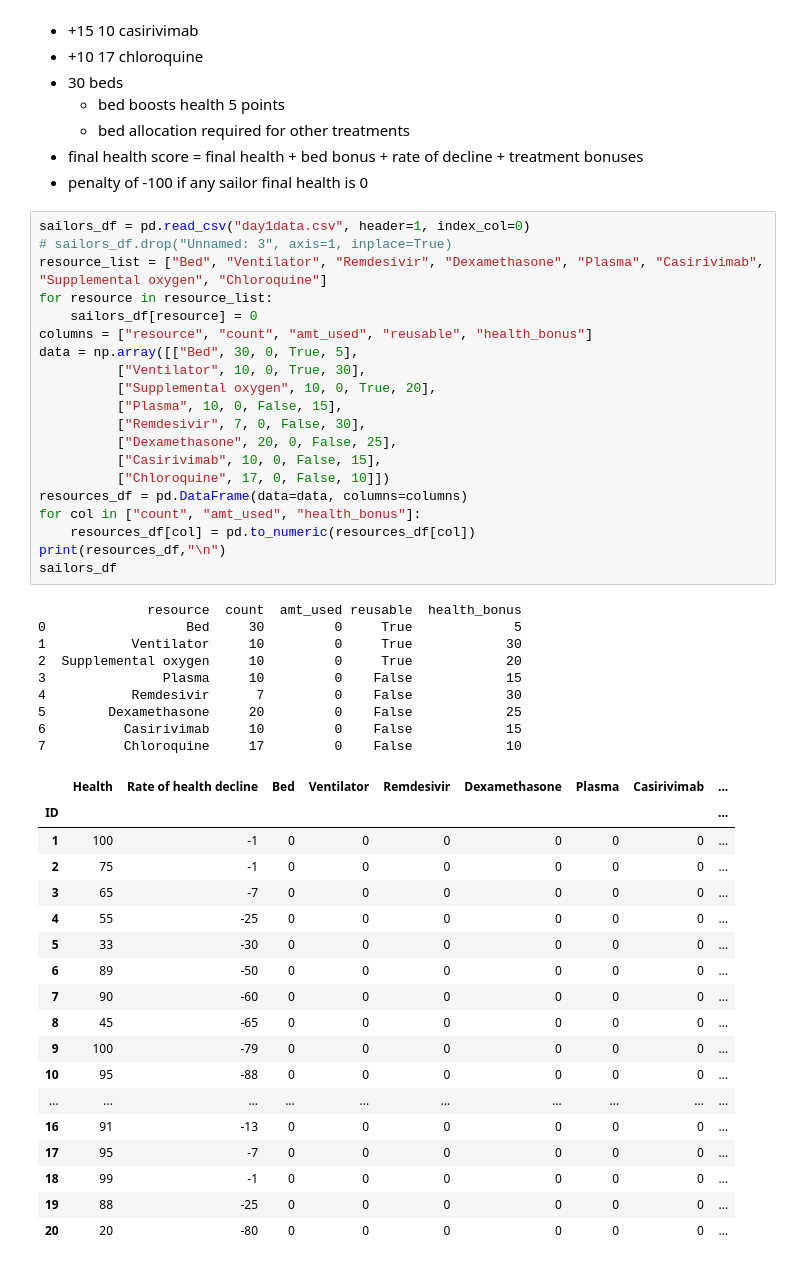
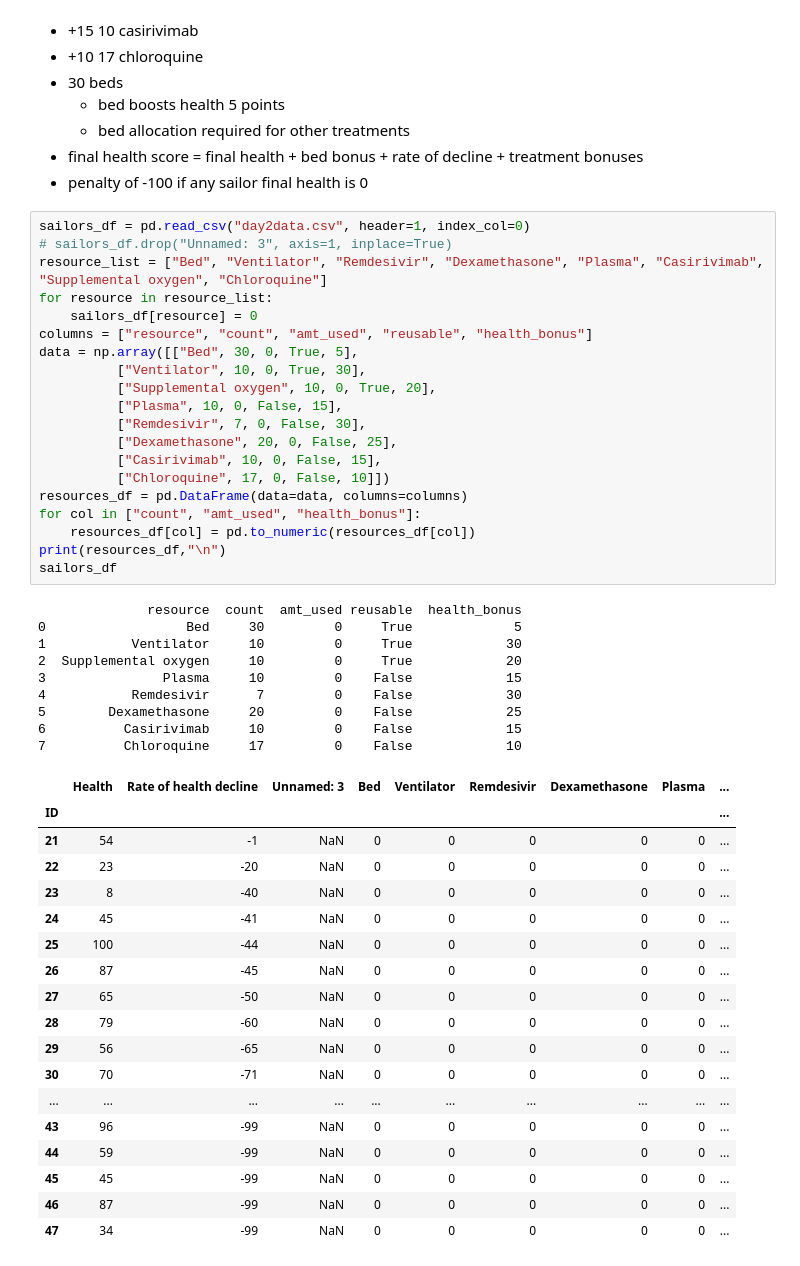
Before and after one commit to fullofentropy/HackTheMachine-1, a Jupyter notebook: game3/Game 3.ipynb, the cells around one changed output. Drawn from its saved outputs; the diff is of its cells as text.

```diff
--- a/game3/Game 3.ipynb
+++ b/game3/Game 3.ipynb
@@ -25,53 +26,53 @@ import numpy as np
 * final health score = final health + bed bonus + rate of decline + treatment bonuses
 * penalty of -100 if any sailor final health is 0
 # %%
-sailors_df = pd.read_csv("day1data.csv", header=1, index_col=0)
+sailors_df = pd.read_csv("day2data.csv", header=1, index_col=0)
 # sailors_df.drop("Unnamed: 3", axis=1, inplace=True)
 resource_list = ["Bed", "Ventilator", "Remdesivir", "Dexamethasone", "Plasma", "Casirivimab", "Supplemental oxygen", "Chloroquine"]
 for resource in resource_list:
     sailors_df[resource] = 0
 columns = ["resource", "count", "amt_used", "reusable", "health_bonus"]
 data = np.array([["Bed", 30, 0, True, 5],
           ["Ventilator", 10, 0, True, 30],
           ["Supplemental oxygen", 10, 0, True, 20],
           ["Plasma", 10, 0, False, 15],
           ["Remdesivir", 7, 0, False, 30],
           ["Dexamethasone", 20, 0, False, 25],
           ["Casirivimab", 10, 0, False, 15],
           ["Chloroquine", 17, 0, False, 10]])
 resources_df = pd.DataFrame(data=data, columns=columns)
 for col in ["count", "amt_used", "health_bonus"]:
     resources_df[col] = pd.to_numeric(resources_df[col])
 print(resources_df,"\n")
 sailors_df
 # %% [output]
               resource  count  amt_used reusable  health_bonus
 0                  Bed     30         0     True             5
 1           Ventilator     10         0     True            30
 2  Supplemental oxygen     10         0     True            20
 3               Plasma     10         0    False            15
 4           Remdesivir      7         0    False            30
 5        Dexamethasone     20         0    False            25
 6          Casirivimab     10         0    False            15
 7          Chloroquine     17         0    False            10
-|  | Health | Rate of health decline | Bed | Ventilator | Remdesivir | Dexamethasone | Plasma | Casirivimab | ... |
+|  | Health | Rate of health decline | Unnamed: 3 | Bed | Ventilator | Remdesivir | Dexamethasone | Plasma | ... |
 | ID |  |  |  |  |  |  |  |  | ... |
-| 1 | 100 | -1 | 0 | 0 | 0 | 0 | 0 | 0 | ... |
-| 2 | 75 | -1 | 0 | 0 | 0 | 0 | 0 | 0 | ... |
-| 3 | 65 | -7 | 0 | 0 | 0 | 0 | 0 | 0 | ... |
-| 4 | 55 | -25 | 0 | 0 | 0 | 0 | 0 | 0 | ... |
-| 5 | 33 | -30 | 0 | 0 | 0 | 0 | 0 | 0 | ... |
-| 6 | 89 | -50 | 0 | 0 | 0 | 0 | 0 | 0 | ... |
-| 7 | 90 | -60 | 0 | 0 | 0 | 0 | 0 | 0 | ... |
-| 8 | 45 | -65 | 0 | 0 | 0 | 0 | 0 | 0 | ... |
-| 9 | 100 | -79 | 0 | 0 | 0 | 0 | 0 | 0 | ... |
-| 10 | 95 | -88 | 0 | 0 | 0 | 0 | 0 | 0 | ... |
+| 21 | 54 | -1 | NaN | 0 | 0 | 0 | 0 | 0 | ... |
+| 22 | 23 | -20 | NaN | 0 | 0 | 0 | 0 | 0 | ... |
+| 23 | 8 | -40 | NaN | 0 | 0 | 0 | 0 | 0 | ... |
+| 24 | 45 | -41 | NaN | 0 | 0 | 0 | 0 | 0 | ... |
+| 25 | 100 | -44 | NaN | 0 | 0 | 0 | 0 | 0 | ... |
+| 26 | 87 | -45 | NaN | 0 | 0 | 0 | 0 | 0 | ... |
+| 27 | 65 | -50 | NaN | 0 | 0 | 0 | 0 | 0 | ... |
+| 28 | 79 | -60 | NaN | 0 | 0 | 0 | 0 | 0 | ... |
+| 29 | 56 | -65 | NaN | 0 | 0 | 0 | 0 | 0 | ... |
+| 30 | 70 | -71 | NaN | 0 | 0 | 0 | 0 | 0 | ... |
 | ... | ... | ... | ... | ... | ... | ... | ... | ... | ... |
-| 16 | 91 | -13 | 0 | 0 | 0 | 0 | 0 | 0 | ... |
-| 17 | 95 | -7 | 0 | 0 | 0 | 0 | 0 | 0 | ... |
-| 18 | 99 | -1 | 0 | 0 | 0 | 0 | 0 | 0 | ... |
-| 19 | 88 | -25 | 0 | 0 | 0 | 0 | 0 | 0 | ... |
-| 20 | 20 | -80 | 0 | 0 | 0 | 0 | 0 | 0 | ... |
+| 43 | 96 | -99 | NaN | 0 | 0 | 0 | 0 | 0 | ... |
+| 44 | 59 | -99 | NaN | 0 | 0 | 0 | 0 | 0 | ... |
+| 45 | 45 | -99 | NaN | 0 | 0 | 0 | 0 | 0 | ... |
+| 46 | 87 | -99 | NaN | 0 | 0 | 0 | 0 | 0 | ... |
+| 47 | 34 | -99 | NaN | 0 | 0 | 0 | 0 | 0 | ... |
 # %%
 def use_resource(sailors_df, resources_df, resource, indices):
     """
```
Also changed, not shown: parts of 4 cells of this notebook.
